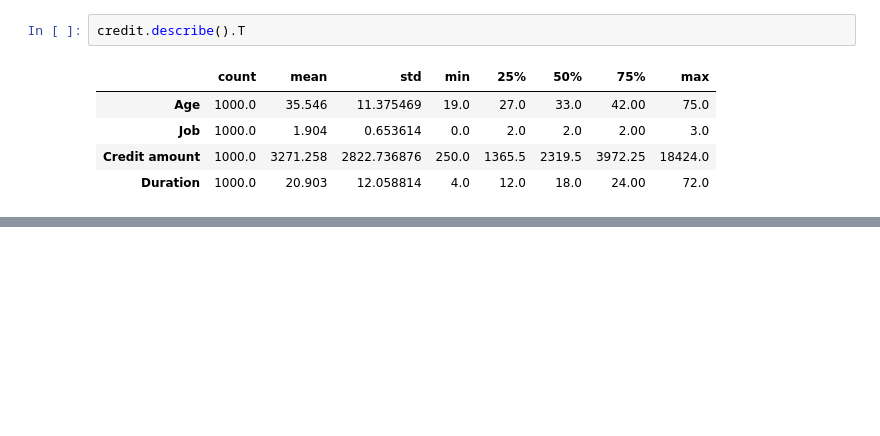
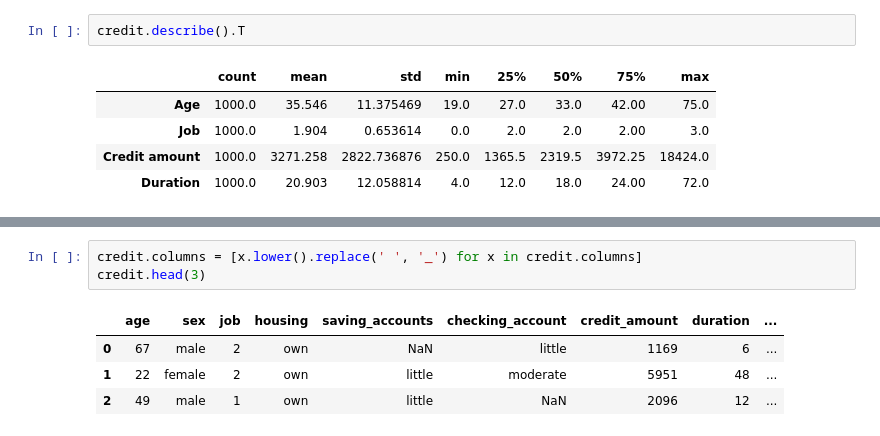
Before and after one commit to TelRich/Credit-Risk-Model, a Jupyter notebook: risk_model.ipynb, the cells around one changed output, grey strips where cells are left out. Saved outputs shown, nothing was run; the diff lists cells and outputs as text; blank space fills up the shorter version.

```diff
--- a/risk_model.ipynb
+++ b/risk_model.ipynb
@@ -75,0 +95,8 @@ credit.describe().T
+# %%
+credit.columns = [x.lower().replace(' ', '_') for x in credit.columns]
+credit.head(3)
+# %% [output]
+|  | age | sex | job | housing | saving_accounts | checking_account | credit_amount | duration | ... |
+| 0 | 67 | male | 2 | own | NaN | little | 1169 | 6 | ... |
+| 1 | 22 | female | 2 | own | little | moderate | 5951 | 48 | ... |
+| 2 | 49 | male | 1 | own | little | NaN | 2096 | 12 | ... |
```
Also changed, not shown: parts of 13 cells of this notebook.
